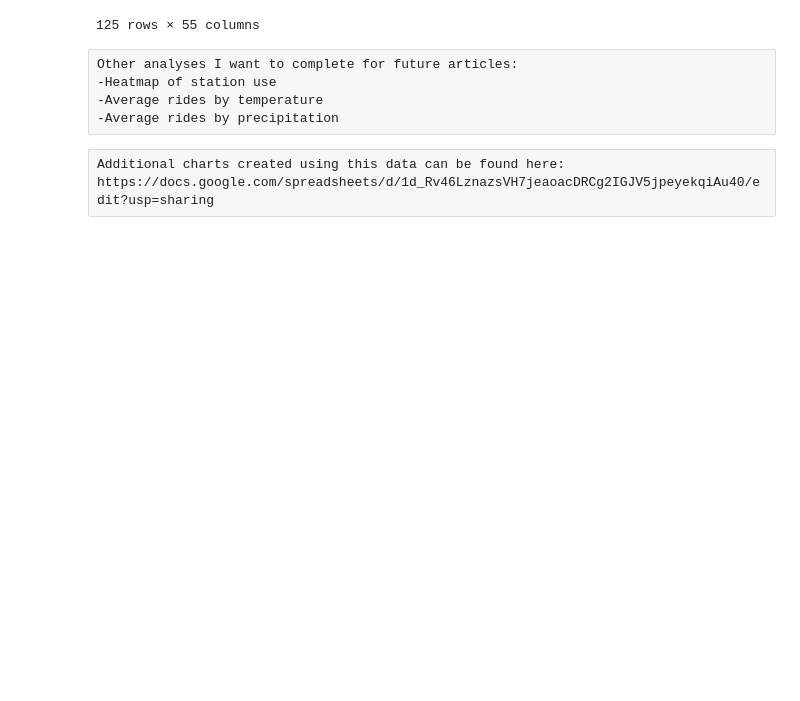
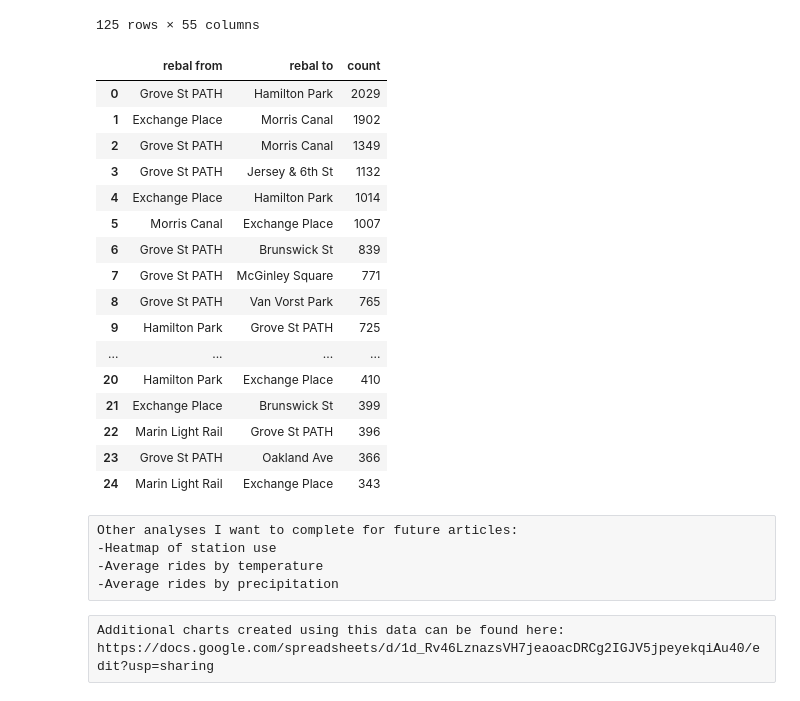
Before and after one commit to rtrent/Jersey-City-Citi-Bike, a Jupyter notebook: Citi Bike Analysis 2017.ipynb, the cells around one changed output. Saved outputs shown, nothing was run; the diff lists cells and outputs as text; code cells hidden in the pictures; blank space fills up the shorter version.

```diff
--- a/Citi Bike Analysis 2017.ipynb
+++ b/Citi Bike Analysis 2017.ipynb
@@ -16,6 +22,6 @@ plt.rcParams['figure.figsize'] = (8.0, 6.0)
 Load data into single dataframe
 # %%
 #create a list of all files for JC in 2017 using file name
-files = glob.glob('Data/JC-2017*.csv')
+files = glob.glob('data/JC-2017*.csv')
 files
 # %% [output]
@@ -971,8 +978,26 @@ pd.crosstab(rebalance['rebal from'], rebalance['rebal to'])
 # %%
 #count of times bikes were rebalanced between combinations of stations
 rebalance_list = rebalance.groupby(['rebal from','rebal to']).size().reset_index().rename(columns={0:'count'}).sort_values('count', ascending = False).reset_index(drop = True)
-rebalance_list.head(25).to_csv('rebalance_list.csv')
+rebalance_list.head(25).to_csv('tables/rebalance_list.csv')
 rebalance_list.head(25) #show the top 25 rebalances
+# %% [output]
+|  | rebal from | rebal to | count |
+| 0 | Grove St PATH | Hamilton Park | 2029 |
+| 1 | Exchange Place | Morris Canal | 1902 |
+| 2 | Grove St PATH | Morris Canal | 1349 |
+| 3 | Grove St PATH | Jersey & 6th St | 1132 |
+| 4 | Exchange Place | Hamilton Park | 1014 |
+| 5 | Morris Canal | Exchange Place | 1007 |
+| 6 | Grove St PATH | Brunswick St | 839 |
+| 7 | Grove St PATH | McGinley Square | 771 |
+| 8 | Grove St PATH | Van Vorst Park | 765 |
+| 9 | Hamilton Park | Grove St PATH | 725 |
+| ... | ... | ... | ... |
+| 20 | Hamilton Park | Exchange Place | 410 |
+| 21 | Exchange Place | Brunswick St | 399 |
+| 22 | Marin Light Rail | Grove St PATH | 396 |
+| 23 | Grove St PATH | Oakland Ave | 366 |
+| 24 | Marin Light Rail | Exchange Place | 343 |
 # %% [raw]
 Other analyses I want to complete for future articles:
 -Heatmap of station use
```
Also changed, not shown: parts of 17 cells of this notebook, 15 other files.
